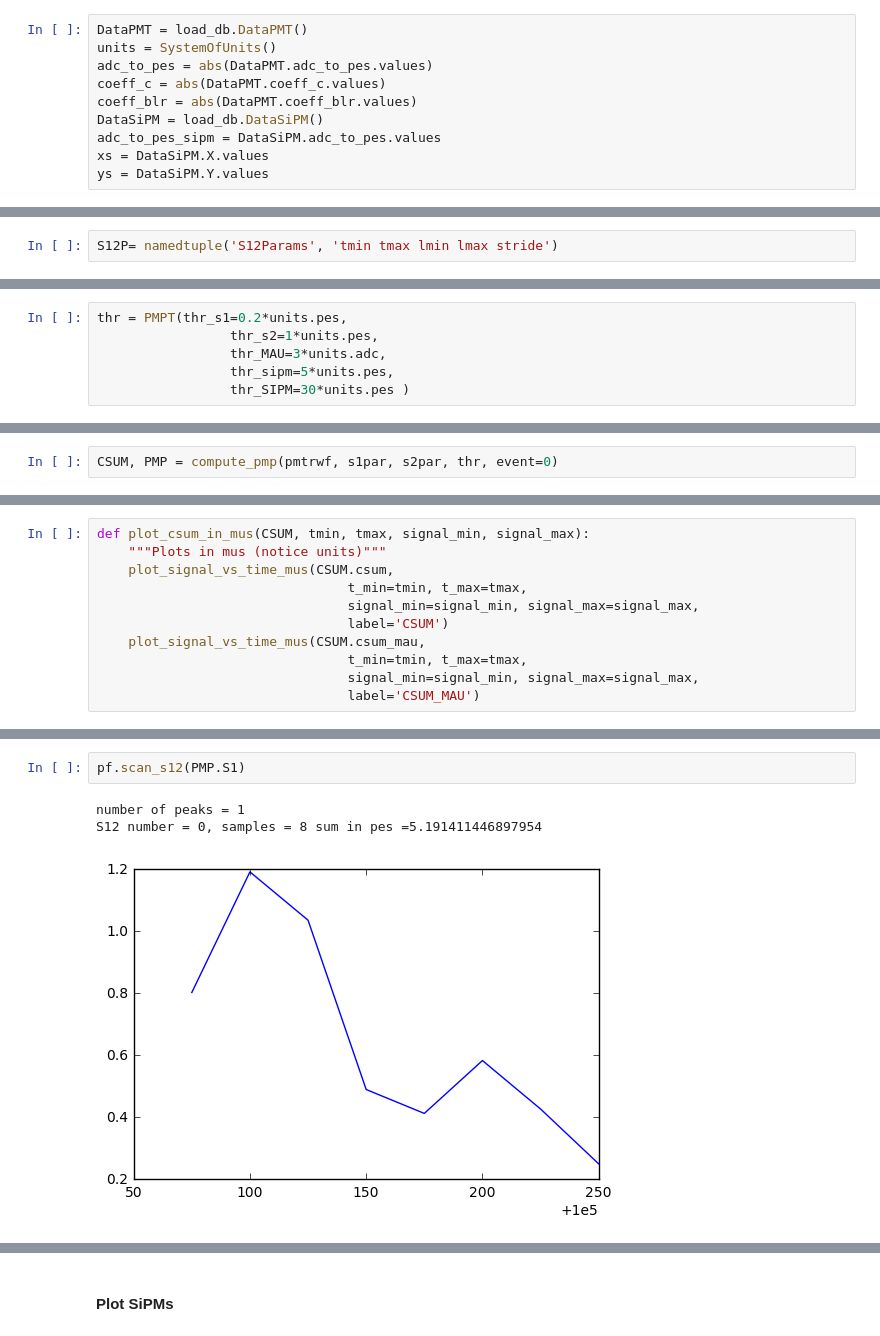
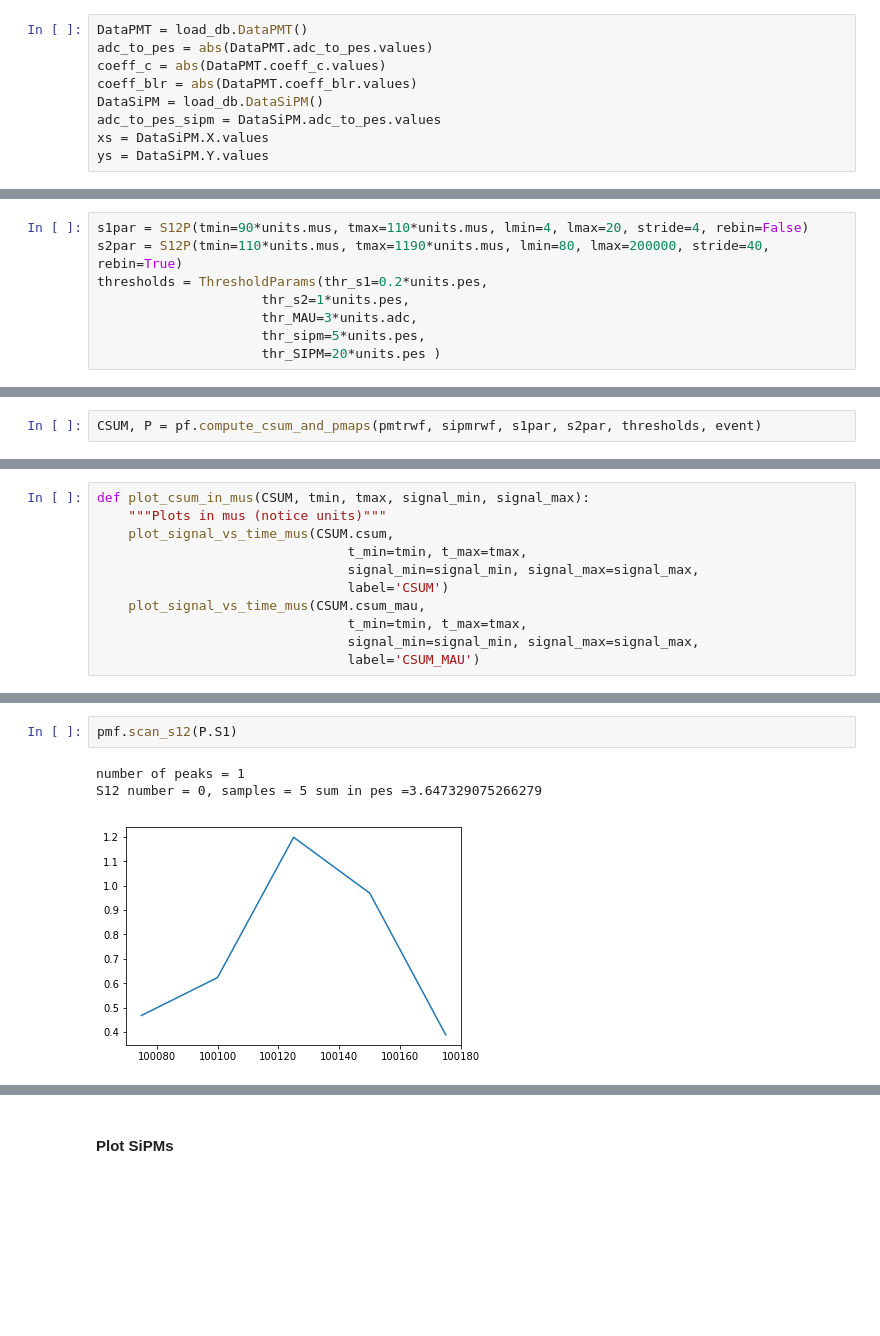
Before and after one commit to jjgomezcadenas/ICARO, a Jupyter notebook: invisible_cities/cities/irene.ipynb, the cells around one changed output, grey strips where cells are left out. Drawn from its saved outputs; the diff is of its cells as text; blank space fills up the shorter version.

```diff
--- a/invisible_cities/cities/irene.ipynb
+++ b/invisible_cities/cities/irene.ipynb
@@ -114,7 +123,6 @@ print("""
 ### Access to data base and definition of units
 # %%
 DataPMT = load_db.DataPMT()
-units = SystemOfUnits()
 adc_to_pes = abs(DataPMT.adc_to_pes.values)
 coeff_c = abs(DataPMT.coeff_c.values)
 coeff_blr = abs(DataPMT.coeff_blr.values)
@@ -376,5 +384,3 @@ number of SiPM with signal = 4
     in the SiPM (if not zero)
 # %% [markdown]
 ## The full pre-proc
-# %%
-S12P= namedtuple('S12Params', 'tmin tmax lmin lmax stride')
@@ -395,6 +387,8 @@ S12Params(tmin=110000.0, tmax=1190000.0, stride=40, lmin=80, lmax=200000)
 # %%
-thr = PMPT(thr_s1=0.2*units.pes,
-                 thr_s2=1*units.pes,
-                 thr_MAU=3*units.adc,
-                 thr_sipm=5*units.pes,
-                 thr_SIPM=30*units.pes )
+s1par = S12P(tmin=90*units.mus, tmax=110*units.mus, lmin=4, lmax=20, stride=4, rebin=False)
+s2par = S12P(tmin=110*units.mus, tmax=1190*units.mus, lmin=80, lmax=200000, stride=40, rebin=True)
+thresholds = ThresholdParams(thr_s1=0.2*units.pes,
+                     thr_s2=1*units.pes,
+                     thr_MAU=3*units.adc,
+                     thr_sipm=5*units.pes,
+                     thr_SIPM=20*units.pes )
@@ -455,5 +395,5 @@ def compute_pmp(pmtrwf, s1par, s2par2, thresholds, event):
 # %%
-CSUM, PMP = compute_pmp(pmtrwf, s1par, s2par, thr, event=0)
+CSUM, P = pf.compute_csum_and_pmaps(pmtrwf, sipmrwf, s1par, s2par, thresholds, event)
 # %%
 def plot_signal_vs_time_mus(signal,
                             t_min      =    0,
@@ -496,7 +436,7 @@ plot_csum_in_mus(CSUM, tmin=99, tmax=101, signal_min=-2, signal_max=2)
 # %%
-pf.scan_s12(PMP.S1)
+pmf.scan_s12(P.S1)
 # %% [output]
 number of peaks = 1
-S12 number = 0, samples = 8 sum in pes =5.191411446897954
+S12 number = 0, samples = 5 sum in pes =3.647329075266279
-[figure, old version]
+[figure, new version]
 # %%
```
Also changed, not shown: parts of 43 cells of this notebook, 7 other files.
